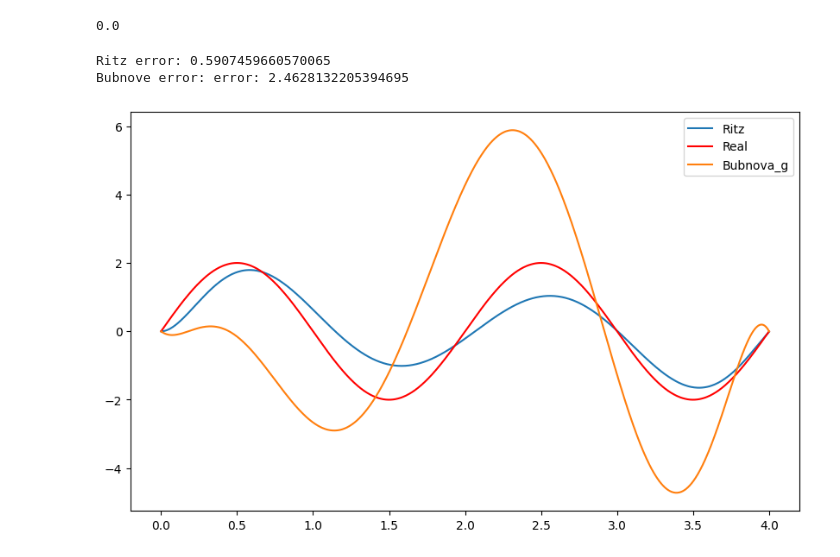
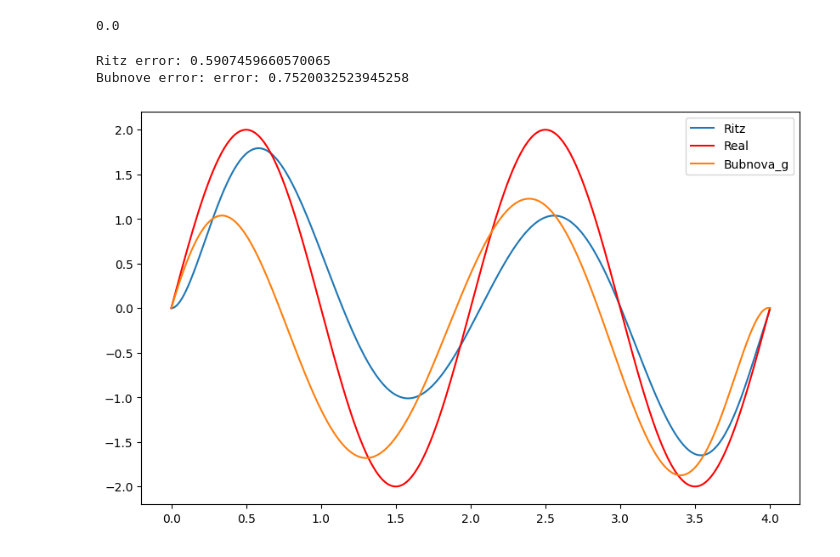
Before and after one commit to KyrylOTheRylo/homeworks_python, a Jupyter notebook: anlysis_labs_ryzh/Untitled.ipynb, the cells around one changed output. Drawn from its saved outputs; the diff is of its cells as text; code cells hidden in the pictures.

```diff
--- a/anlysis_labs_ryzh/Untitled.ipynb
+++ b/anlysis_labs_ryzh/Untitled.ipynb
@@ -148,7 +148,8 @@ def ph1_dot_phi2_corr_bub(k, q,p, a, b, alpha1, alpha2,m,basis, n = 1000):
             sumij = 0
             for l in range(n):
 
-                sumij += (dkphi(l*step + a) + p(l*step+a)* dbasisi(l*step+a) + basis(l*step +a,m,a, b)[i] ) * basis(l*step +a,m,a, b)[j] *step
+                sumij += (dkphi(l*step + a) + p(l*step+a)* dbasisi(l*step+a) + q(l*step+ a)*basis(l*step +a,m,a, b)[i] ) * basis(l*step +a,m,a, b)[j] *step
+
 
             result[i*m+j] = sumij
     return result.reshape((m,m))
@@ -204,8 +205,8 @@ def draw(k, q,f, mu1, mu2,a,b, alpha1, alpha2,m,basis, n = 10000):
     # Display the plot
     plt.show()
 # %%
-draw(k,q,rhs,mu1,mu2,a,b,alpha1, alpha2,6, W_basis, 10000)
+draw(k,q,rhs,mu1,mu2,a,b,alpha1, alpha2,6, W_basis, 1000)
 # %% [output]
 Ritz error: 0.5907459660570065
-Bubnove error: error: 2.4628132205394695
+Bubnove error: error: 0.7520032523945258
-[figure, old version]
+[figure, new version]
```
